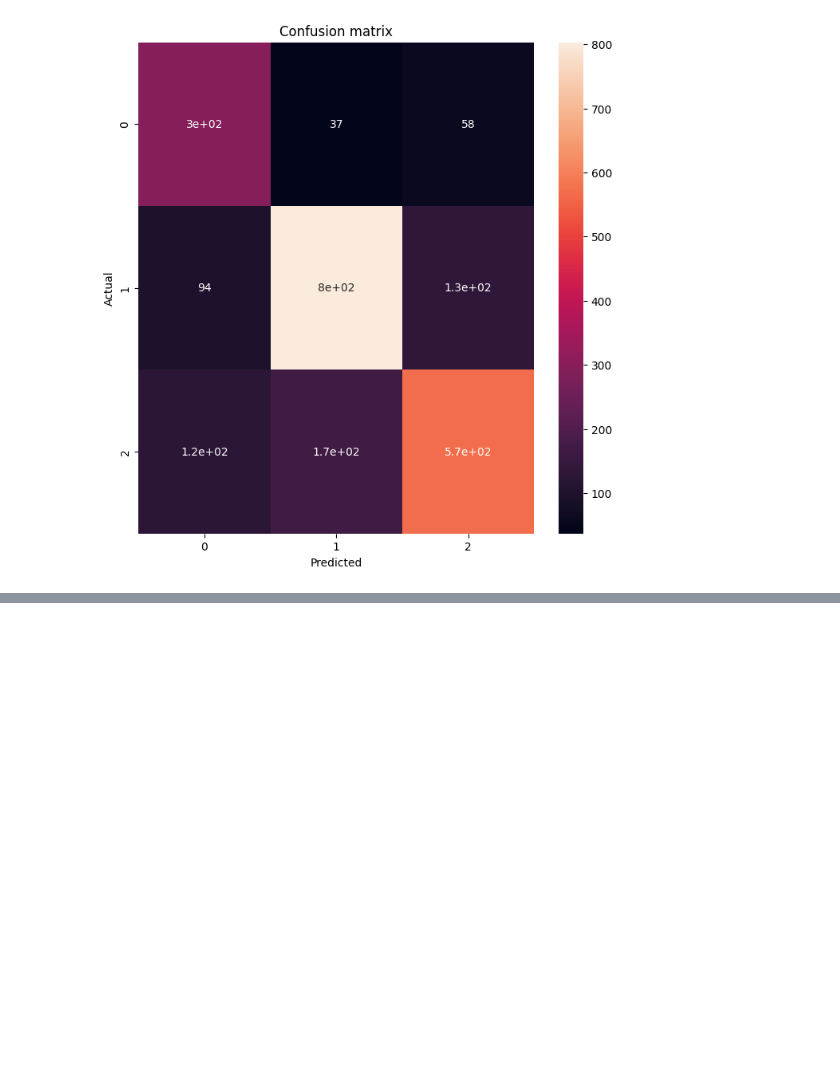
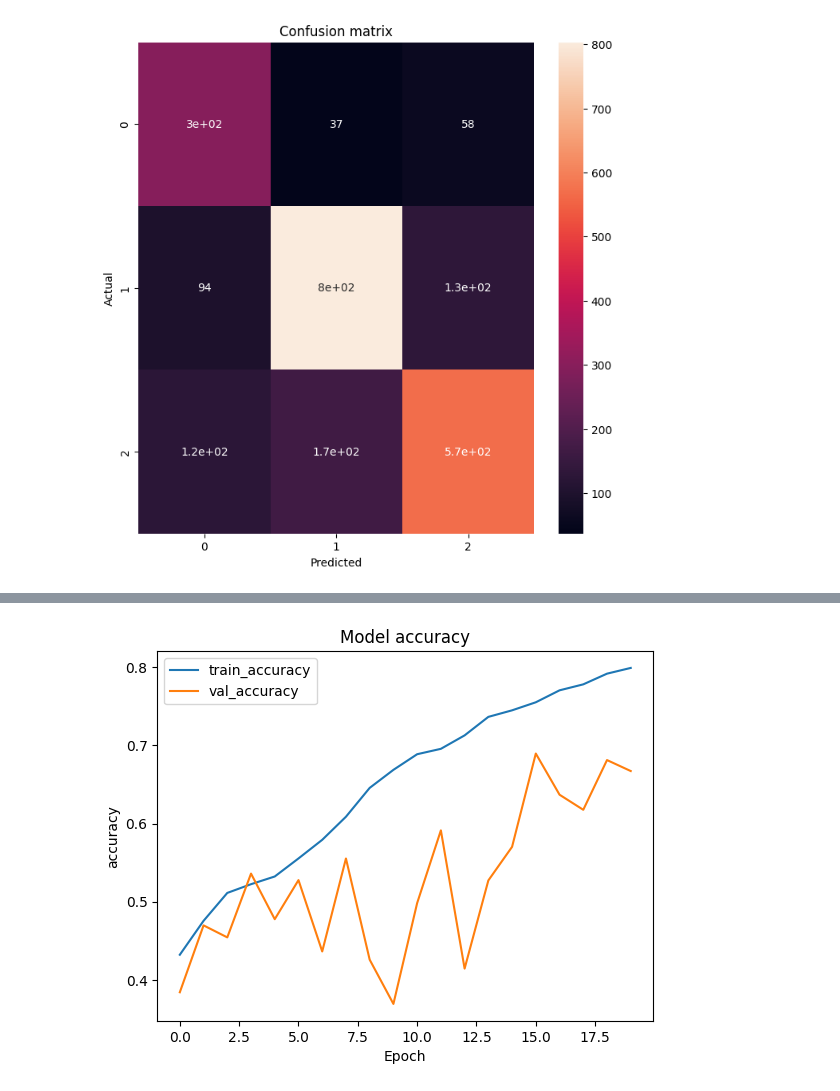
Before and after one commit to ujjawalsingh10/Human-Emotions-Detection, a Jupyter notebook: Human_Emotions_Detection.ipynb, the cells around one changed output, grey strips where cells are left out. Drawn from its saved outputs; the diff is of its cells as text; code cells hidden in the pictures; blank space fills up the shorter version.

```diff
--- a/Human_Emotions_Detection.ipynb
+++ b/Human_Emotions_Detection.ipynb
@@ -501,0 +750,10 @@ Text(0.5, 58.7222222222222, 'Predicted')
+# %%
+plt.plot(history.history['accuracy'])
+plt.plot(history.history['val_accuracy'])
+plt.title('Model accuracy')
+plt.ylabel('accuracy')
+plt.xlabel('Epoch')
+plt.legend(['train_accuracy', 'val_accuracy'])
+plt.show()
+# %% [output]
+[figure, added]
```
Also changed, not shown: parts of 21 cells of this notebook.
